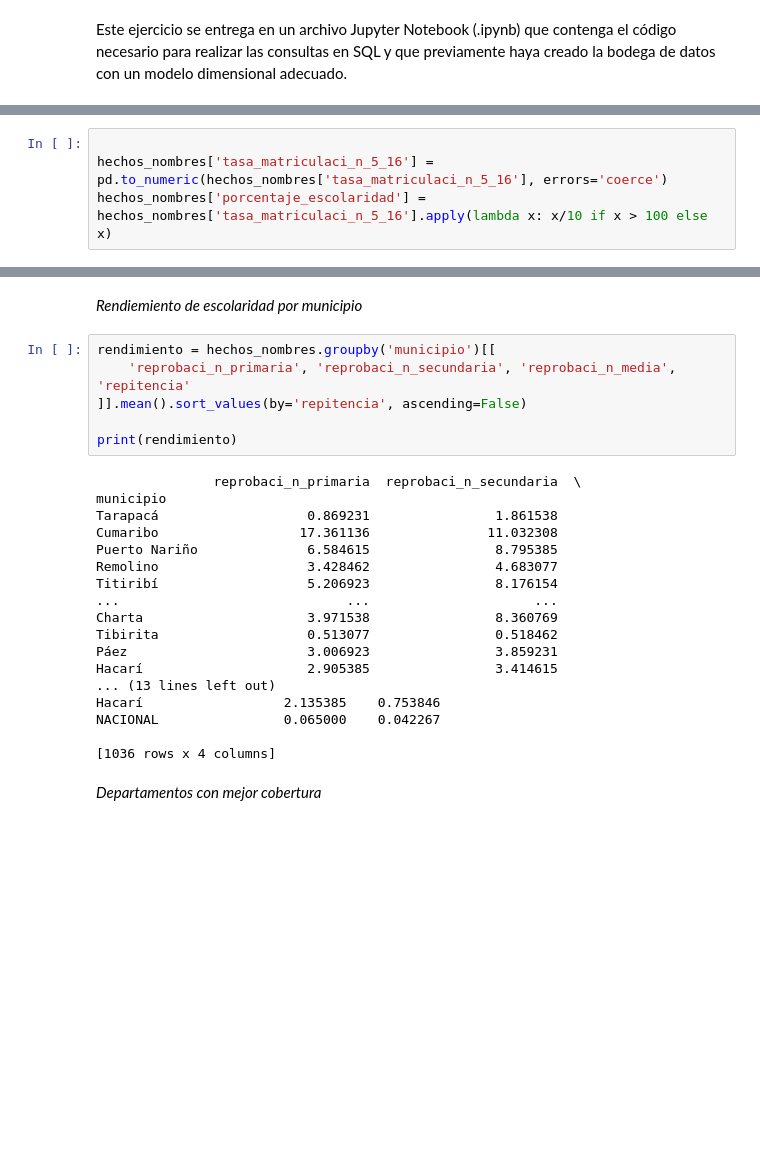
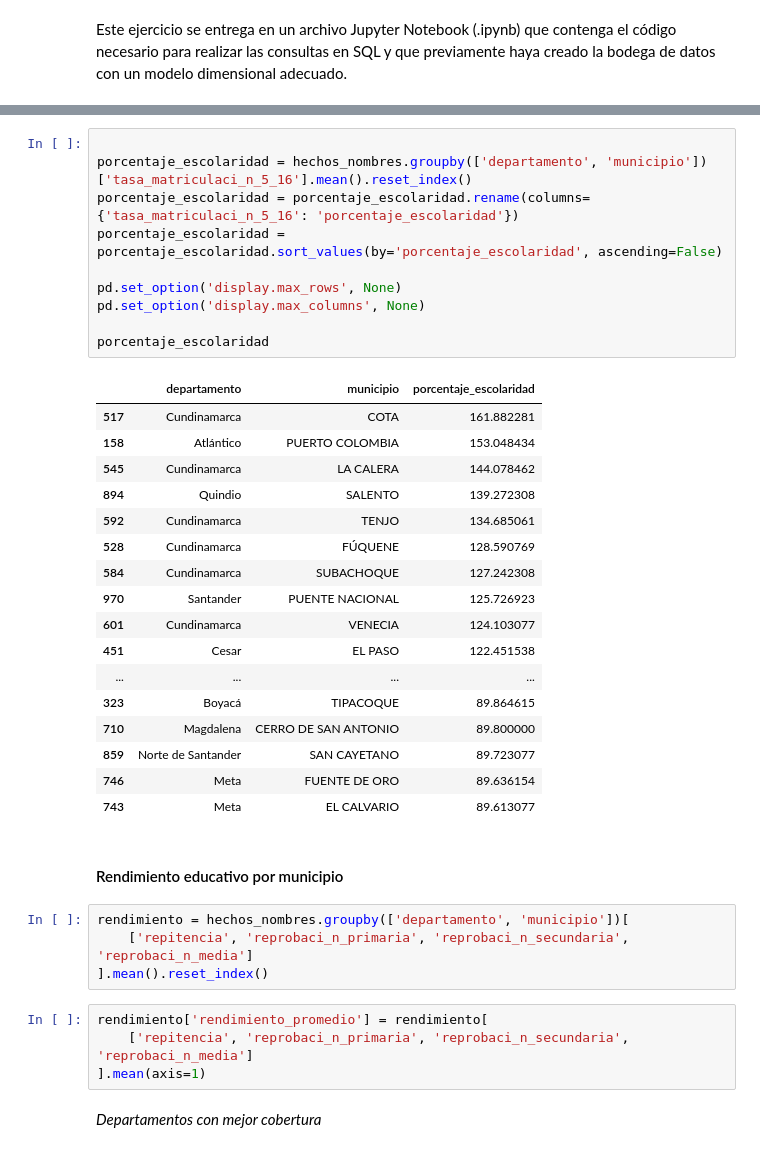
Before and after one commit to SandraGarzonB/Diplomado-Usta, a Jupyter notebook: Cuadernos/Modelos_dimensionales.ipynb, the cells around one changed output, grey strips where cells are left out. Drawn from its saved outputs; the diff is of its cells as text; blank space fills up the shorter version.

```diff
--- a/Cuadernos/Modelos_dimensionales.ipynb
+++ b/Cuadernos/Modelos_dimensionales.ipynb
@@ -341,4 +371,0 @@ Este ejercicio se entrega en un archivo Jupyter Notebook (.ipynb) que contenga e
-# %%
-
-hechos_nombres['tasa_matriculaci_n_5_16'] = pd.to_numeric(hechos_nombres['tasa_matriculaci_n_5_16'], errors='coerce')
-hechos_nombres['porcentaje_escolaridad'] = hechos_nombres['tasa_matriculaci_n_5_16'].apply(lambda x: x/10 if x > 100 else x)
@@ -363,29 +372,41 @@ print(top_escolaridad)
-# %% [markdown]
-*Rendiemiento de escolaridad por municipio*
-# %%
-rendimiento = hechos_nombres.groupby('municipio')[[
-    'reprobaci_n_primaria', 'reprobaci_n_secundaria', 'reprobaci_n_media', 'repitencia'
-]].mean().sort_values(by='repitencia', ascending=False)
-
-print(rendimiento)
-# %% [output]
-               reprobaci_n_primaria  reprobaci_n_secundaria  \
-municipio
-Tarapacá                   0.869231                1.861538
-Cumaribo                  17.361136               11.032308
-Puerto Nariño              6.584615                8.795385
-Remolino                   3.428462                4.683077
-Titiribí                   5.206923                8.176154
-...                             ...                     ...
-Charta                     3.971538                8.360769
-Tibirita                   0.513077                0.518462
-Páez                       3.006923                3.859231
-Hacarí                     2.905385                3.414615
-... (13 lines left out)
-Hacarí                  2.135385    0.753846
-NACIONAL                0.065000    0.042267
-
-[1036 rows x 4 columns]
+# %%
+
+porcentaje_escolaridad = hechos_nombres.groupby(['departamento', 'municipio'])['tasa_matriculaci_n_5_16'].mean().reset_index()
+porcentaje_escolaridad = porcentaje_escolaridad.rename(columns={'tasa_matriculaci_n_5_16': 'porcentaje_escolaridad'})
+porcentaje_escolaridad = porcentaje_escolaridad.sort_values(by='porcentaje_escolaridad', ascending=False)
+
+pd.set_option('display.max_rows', None)
+pd.set_option('display.max_columns', None)
+
+porcentaje_escolaridad
+# %% [output]
+|  | departamento | municipio | porcentaje_escolaridad |
+| 517 | Cundinamarca | COTA | 161.882281 |
+| 158 | Atlántico | PUERTO COLOMBIA | 153.048434 |
+| 545 | Cundinamarca | LA CALERA | 144.078462 |
+| 894 | Quindio | SALENTO | 139.272308 |
+| 592 | Cundinamarca | TENJO | 134.685061 |
+| 528 | Cundinamarca | FÚQUENE | 128.590769 |
+| 584 | Cundinamarca | SUBACHOQUE | 127.242308 |
+| 970 | Santander | PUENTE NACIONAL | 125.726923 |
+| 601 | Cundinamarca | VENECIA | 124.103077 |
+| 451 | Cesar | EL PASO | 122.451538 |
+| ... | ... | ... | ... |
+| 323 | Boyacá | TIPACOQUE | 89.864615 |
+| 710 | Magdalena | CERRO DE SAN ANTONIO | 89.800000 |
+| 859 | Norte de Santander | SAN CAYETANO | 89.723077 |
+| 746 | Meta | FUENTE DE ORO | 89.636154 |
+| 743 | Meta | EL CALVARIO | 89.613077 |
+# %% [markdown]
+#### Rendimiento educativo por municipio
+# %%
+rendimiento = hechos_nombres.groupby(['departamento', 'municipio'])[
+    ['repitencia', 'reprobaci_n_primaria', 'reprobaci_n_secundaria', 'reprobaci_n_media']
+].mean().reset_index()
+# %%
+rendimiento['rendimiento_promedio'] = rendimiento[
+    ['repitencia', 'reprobaci_n_primaria', 'reprobaci_n_secundaria', 'reprobaci_n_media']
+].mean(axis=1)
 # %% [markdown]
 *Departamentos con mejor cobertura*
 # %%
```
Also changed, not shown: parts of 26 cells of this notebook.
